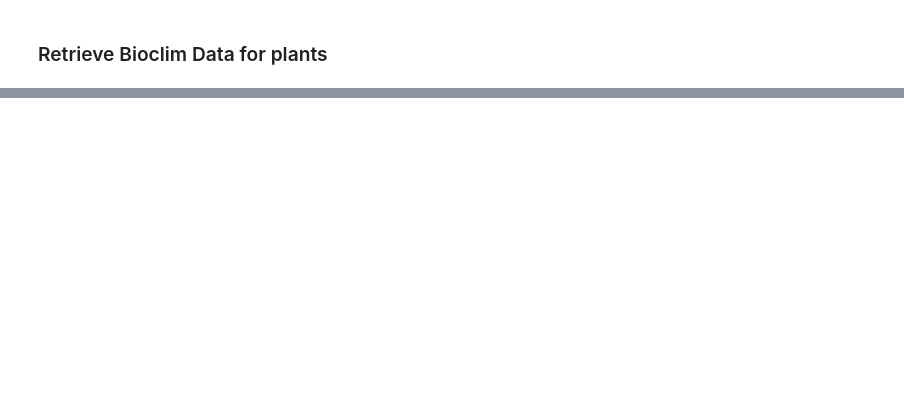
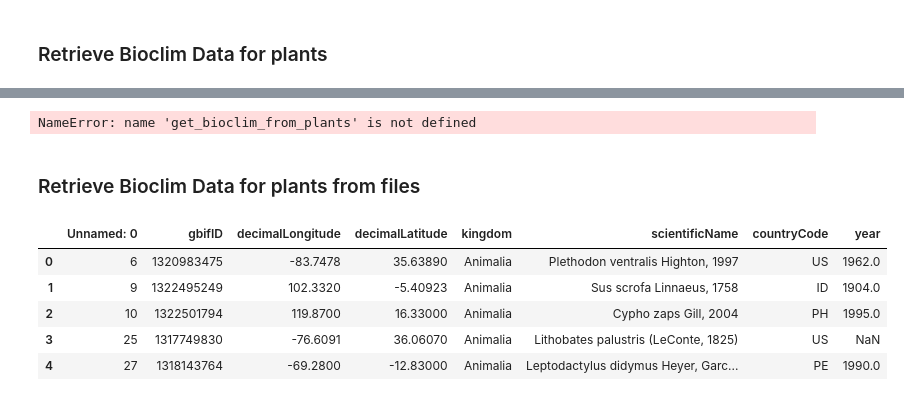
Before and after one commit to dadavie/planetary_garden, a Jupyter notebook: notebooks/Notebook_DavidSchildberger.ipynb, the cells around one changed output, grey strips where cells are left out. Saved outputs shown, nothing was run; the diff lists cells and outputs as text; code cells hidden in the pictures; blank space fills up the shorter version.

```diff
--- a/notebooks/Notebook_DavidSchildberger.ipynb
+++ b/notebooks/Notebook_DavidSchildberger.ipynb
@@ -997,6 +999,6 @@ create_and_save_bioclim()
 ### Retrieve Bioclim Data for plants
 # %%
 def get_plant_features():
-    df = pd.read_csv("/Users/davidschildberger/code/dadavie/planetary_garden/raw_data/subset_329207sp_cleaned.csv", on_bad_lines='skip')
-    df = df[['gbifID', 'kingdom', 'species', 'scientificName', 'decimalLatitude', 'decimalLongitude','countryCode', 'year']]
+    df = pd.read_csv("/Users/davidschildberger/code/dadavie/planetary_garden/raw_data/data_clean_subset_5_cont.csv", on_bad_lines='skip')
+    #df = df[['gbifID', 'kingdom', 'species', 'scientificName', 'decimalLatitude', 'decimalLongitude','countryCode', 'year']]
     return df
@@ -1141,0 +1036,7 @@ def get_bioclim_from_plants_with_year(df):
+# %%
+df = get_bioclim_from_plants(df_init)
+df.head()
+# %% [output]
+NameError: name 'get_bioclim_from_plants' is not defined
+# %% [markdown]
+### Retrieve Bioclim Data for plants from files
@@ -1141,0 +1045,9 @@ def get_bioclim_from_plants_with_year(df):
+# %%
+dd.head()
+# %% [output]
+|  | Unnamed: 0 | gbifID | decimalLongitude | decimalLatitude | kingdom | scientificName | countryCode | year |
+| 0 | 6 | 1320983475 | -83.7478 | 35.63890 | Animalia | Plethodon ventralis Highton, 1997 | US | 1962.0 |
+| 1 | 9 | 1322495249 | 102.3320 | -5.40923 | Animalia | Sus scrofa Linnaeus, 1758 | ID | 1904.0 |
+| 2 | 10 | 1322501794 | 119.8700 | 16.33000 | Animalia | Cypho zaps Gill, 2004 | PH | 1995.0 |
+| 3 | 25 | 1317749830 | -76.6091 | 36.06070 | Animalia | Lithobates palustris (LeConte, 1825) | US | NaN |
+| 4 | 27 | 1318143764 | -69.2800 | -12.83000 | Animalia | Leptodactylus didymus Heyer, Garc... | PE | 1990.0 |
```
Also changed, not shown: parts of 23 cells of this notebook.
